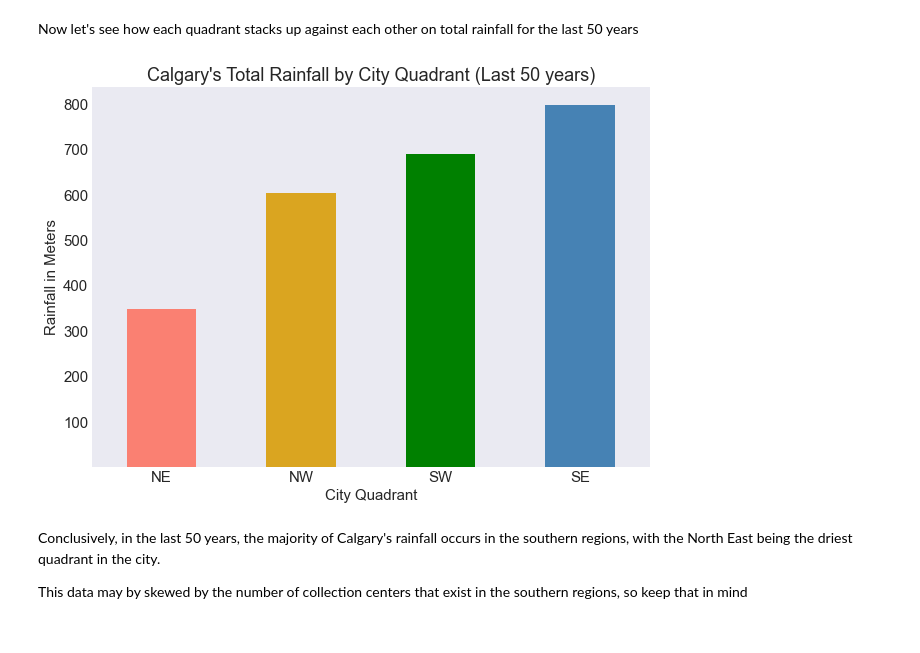
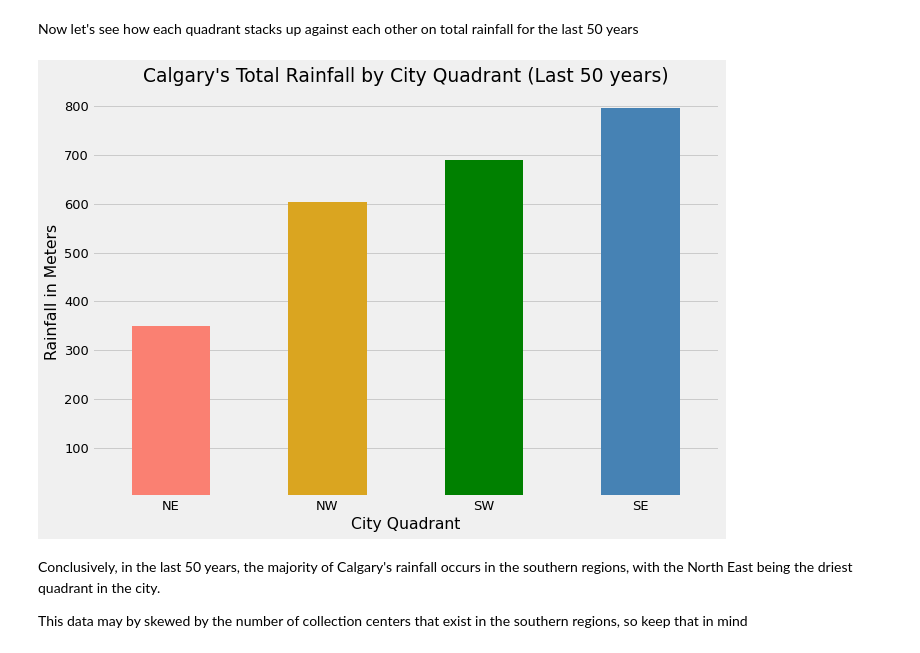
Before and after one commit to mschoenlaub/Calgary_Climate_Analysis, a Jupyter notebook: rain.ipynb, the cells around one changed output. Saved outputs shown, nothing was run; the diff lists cells and outputs as text; code cells hidden in the pictures.

Commit message:
Updated plot styles for analysis

```diff
--- a/rain.ipynb
+++ b/rain.ipynb
@@ -12,8 +12,8 @@ import pandas as pd
 import matplotlib.pyplot as plt
 # %%
 df = pd.read_csv("Historical_Rainfall.csv")
-plt.style.use("seaborn-dark")
-plt.rcParams.update({"font.size": 15})
+plt.style.use("fivethirtyeight")
+plt.rcParams.update({"font.size": 13})
 # %% [markdown]
 First, to get a feel for how it rains differently in each part of the city, I want to analyze the last 5 years of rain per location
 # %%
@@ -101,18 +99,19 @@ Now let's see how each quadrant stacks up against each other on total rainfall f
 # %%
 plt.figure(figsize = (10, 7))
 last_50_years_rainfall = df[(df["YEAR"] > 1971) & (df["YEAR"] < 2022) & (df["ORDINAL_DIRECTION"] != "Other")]
 last_50_years_rainfall.groupby("ORDINAL_DIRECTION")["RAINFALL"].sum().sort_values().plot(
     kind = "bar",
     title = "Calgary's Total Rainfall by City Quadrant (Last 50 years)",
     xlabel = "City Quadrant",
     ylabel = "Rainfall in Meters",
     rot = "0",
     color = ["salmon", "goldenrod", "green", "steelblue"]
 )
+plt.grid(axis = "x")
 plt.yticks([10000, 20000, 30000, 40000, 50000, 60000, 70000, 80000],[100, 200, 300, 400, 500, 600, 700, 800])
 plt.show()
 # %% [output]
-[figure, old version]
+[figure, new version]
 # %% [markdown]
 Conclusively, in the last 50 years, the majority of Calgary's rainfall occurs in the southern regions, with the North East being the driest quadrant in the city.
 
```
Also changed, not shown: parts of 2 cells of this notebook.
